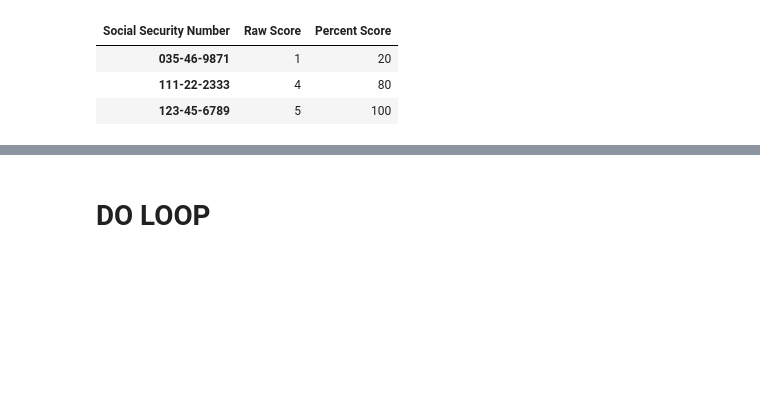
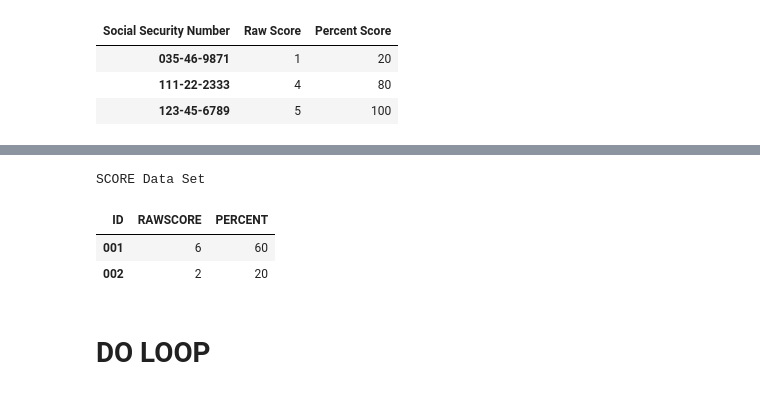
Before and after one commit to kevinwkc/my_sas, a Jupyter notebook: INTRO.ipynb, the cells around one changed output, grey strips where cells are left out. Drawn from its saved outputs; the diff is of its cells as text; code cells hidden in the pictures; blank space fills up the shorter version.

```diff
--- a/INTRO.ipynb
+++ b/INTRO.ipynb
@@ -294,3 +331,40 @@ Listing of SCORE data set
+# %%
+DATA SCORE;
+
+   ARRAY KEY[10] $ 1 _TEMPORARY_;
+   ARRAY ANS[10] $ 1;
+   ARRAY SCORE[10] _TEMPORARY_;
+
+   IF _N_ = 1 THEN
+      DO I = 1 TO 10;
+         INPUT KEY[I] @;
+      END;
+
+   INPUT ID $ @5(ANS1-ANS10)($1.);
+   RAWSCORE = 0;
+
+   DO I = 1 TO 10;
+      SCORE[I]=ANS[I] EQ KEY[I];
+      RAWSCORE + SCORE[I];
+   END;
+
+   PERCENT = 100*RAWSCORE/10;
+   DROP I;
+DATALINES;
+A B C D E E D C B A
+001 ABCDEABCDE
+002 AAAAABBBBB
+;
+PROC PRINT;
+   TITLE 'SCORE Data Set';
+   ID ID;
+   VAR RAWSCORE PERCENT;
+RUN;
+# %% [output]
+SCORE Data Set
+| ID | RAWSCORE | PERCENT |
+| 001 | 6 | 60 |
+| 002 | 2 | 20 |
 # %% [markdown]
 DO LOOP
 ============
```
Also changed, not shown: parts of 2 cells of this notebook.
